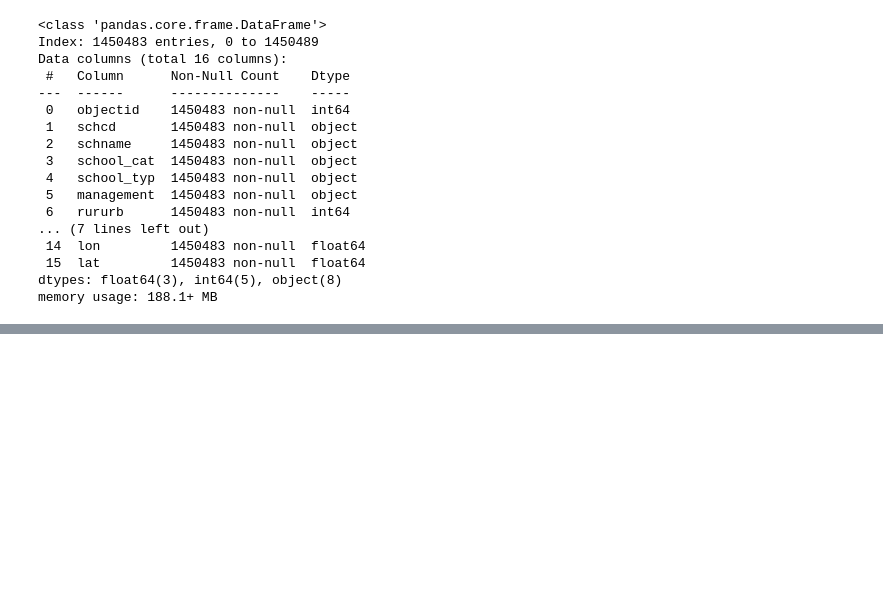
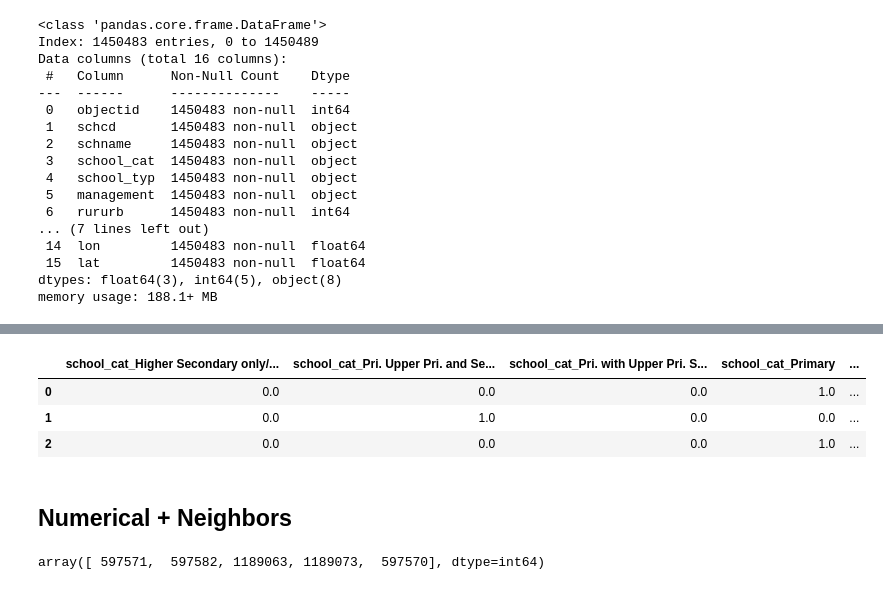
Before and after one commit to ashwin-v4/Edu-Recommender, a Jupyter notebook: school.ipynb, the cells around one changed output, grey strips where cells are left out. Cells and saved outputs as stored; diff of their text form; code cells hidden in the pictures; blank space fills up the shorter version.

```diff
--- a/school.ipynb
+++ b/school.ipynb
@@ -314,0 +361,18 @@ new_df.head(3)
+# %%
+from sklearn.preprocessing import OneHotEncoder
+
+ohe = OneHotEncoder()
+sparse_ohe = ohe.fit_transform(new_df[["school_cat", "school_typ", "management", "rururb"]])
+arr_ohe = sparse_ohe.toarray()
+# %%
+ohe_columns = ohe.get_feature_names_out()
+# %%
+df_ohe = pd.DataFrame(data = arr_ohe, columns = ohe_columns)
+df_ohe.head(3)
+# %% [output]
+|  | school_cat_Higher Secondary only/... | school_cat_Pri. Upper Pri. and Se... | school_cat_Pri. with Upper Pri. S... | school_cat_Primary | ... |
+| 0 | 0.0 | 0.0 | 0.0 | 1.0 | ... |
+| 1 | 0.0 | 1.0 | 0.0 | 0.0 | ... |
+| 2 | 0.0 | 0.0 | 0.0 | 1.0 | ... |
+# %% [markdown]
+## Numerical + Neighbors
@@ -314,0 +387,4 @@ new_df.head(3)
+# %%
+recommended_indices
+# %% [output]
+array([ 597571,  597582, 1189063, 1189073,  597570], dtype=int64)
```
Also changed, not shown: parts of 11 cells of this notebook.
